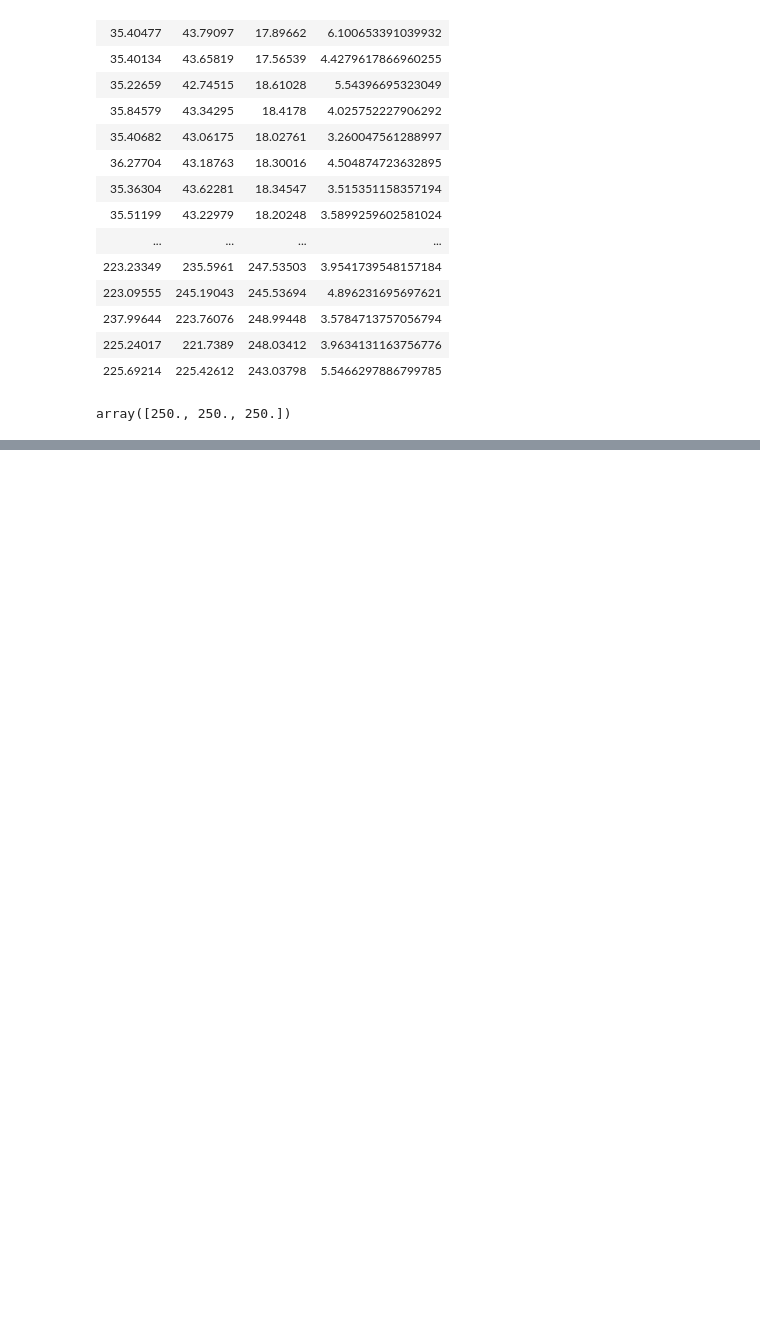
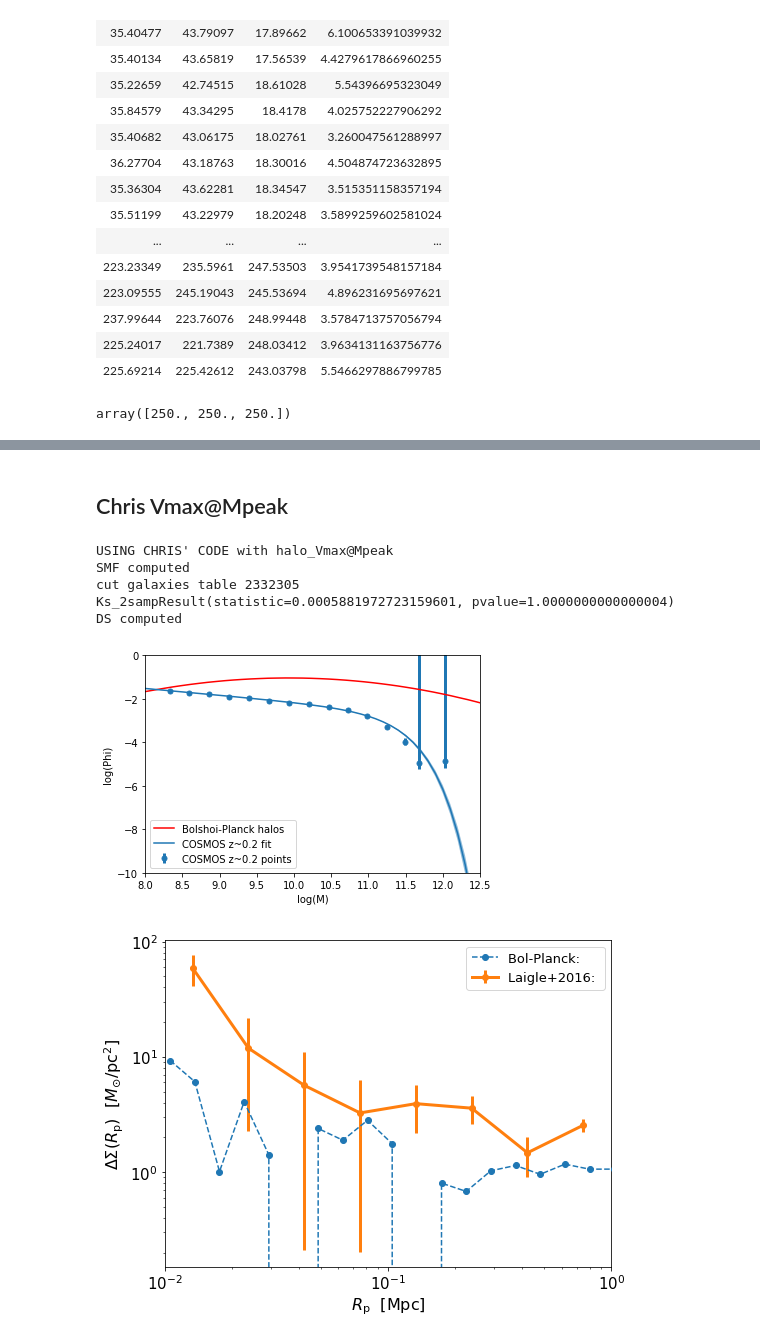
Before and after one commit to f-ardila/dwarf_lensing, a Jupyter notebook: halotools_vs_chris.ipynb, the cells around one changed output, grey strips where cells are left out. Cells and saved outputs as stored; diff of their text form; code cells hidden in the pictures; blank space fills up the shorter version.

```diff
--- a/halotools_vs_chris.ipynb
+++ b/halotools_vs_chris.ipynb
@@ -274,0 +265,17 @@ array([250., 250., 250.])
+# %% [markdown]
+## Chris Vmax@Mpeak
+# %%
+Vmax_params = [0.4,0.2, 2.4, 10.91, 0.45, 0.3, 0.2]
+chris_stellar_masses = get_sm_for_sim(halo_data, Vmax_params, config['sim_mass_x_field'], sanity=False)
+
+config['sim_mass_x_field'] = 'halo_Vmax@Mpeak'
+config['sim_halotools'] = False
+plot_from_params(Vmax_params, config, cosmos_data, sim_data)
+# %% [output]
+USING CHRIS' CODE with halo_Vmax@Mpeak
+SMF computed
+cut galaxies table 2332305
+Ks_2sampResult(statistic=0.0005881972723159601, pvalue=1.0000000000000004)
+DS computed
+[figure, added]
+[figure, added]
```
Also changed, not shown: parts of 14 cells of this notebook, 1 other file.
